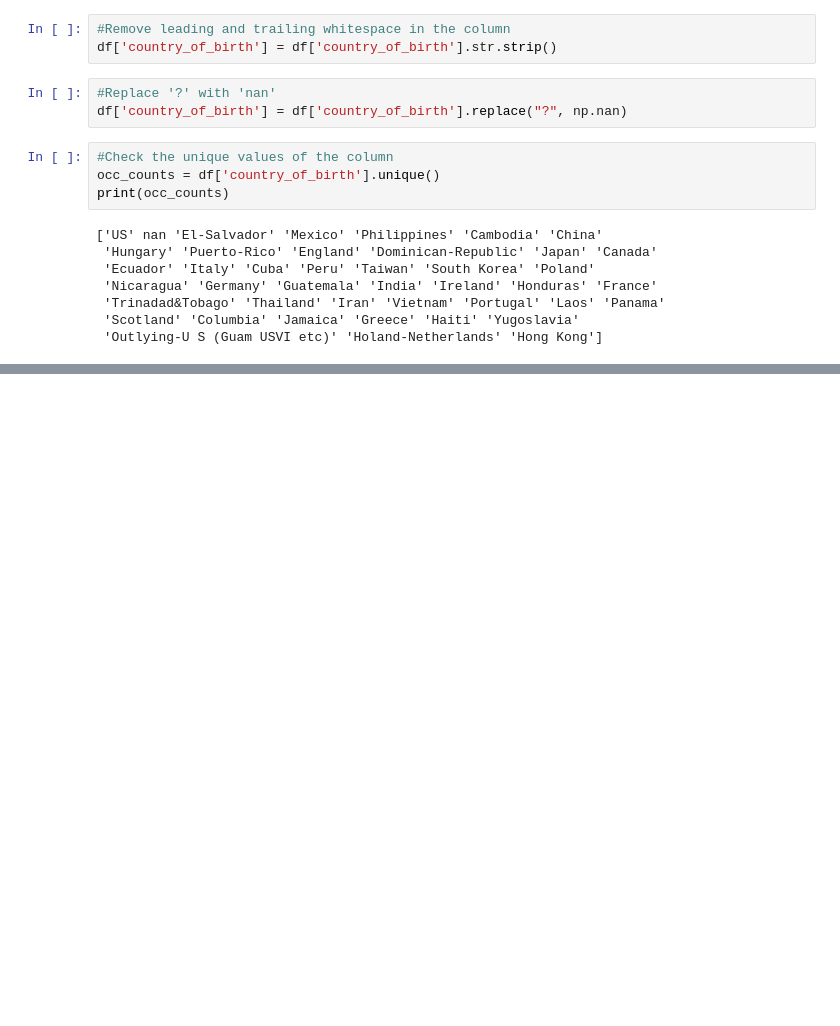
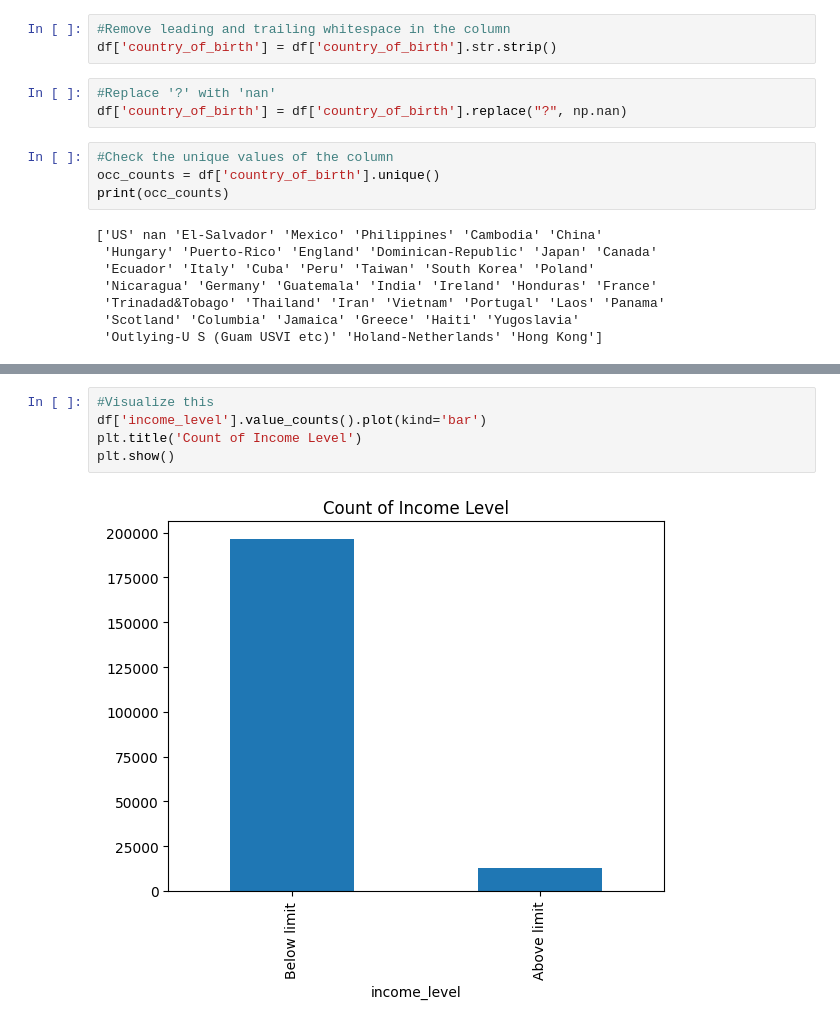
Before and after one commit to AndyMortey/PREDICTING-ANNUAL-INCOME-USING-MACHINE-LEARNING, a Jupyter notebook: notebook.ipynb, the cells around one changed output, grey strips where cells are left out. Saved outputs shown, nothing was run; the diff lists cells and outputs as text; blank space fills up the shorter version.

```diff
--- a/notebook.ipynb
+++ b/notebook.ipynb
@@ -584,0 +692,7 @@ df.head()
+# %%
+#Visualize this
+df['income_level'].value_counts().plot(kind='bar')
+plt.title('Count of Income Level')
+plt.show()
+# %% [output]
+[figure, added]
```
Also changed, not shown: parts of 15 cells of this notebook.
